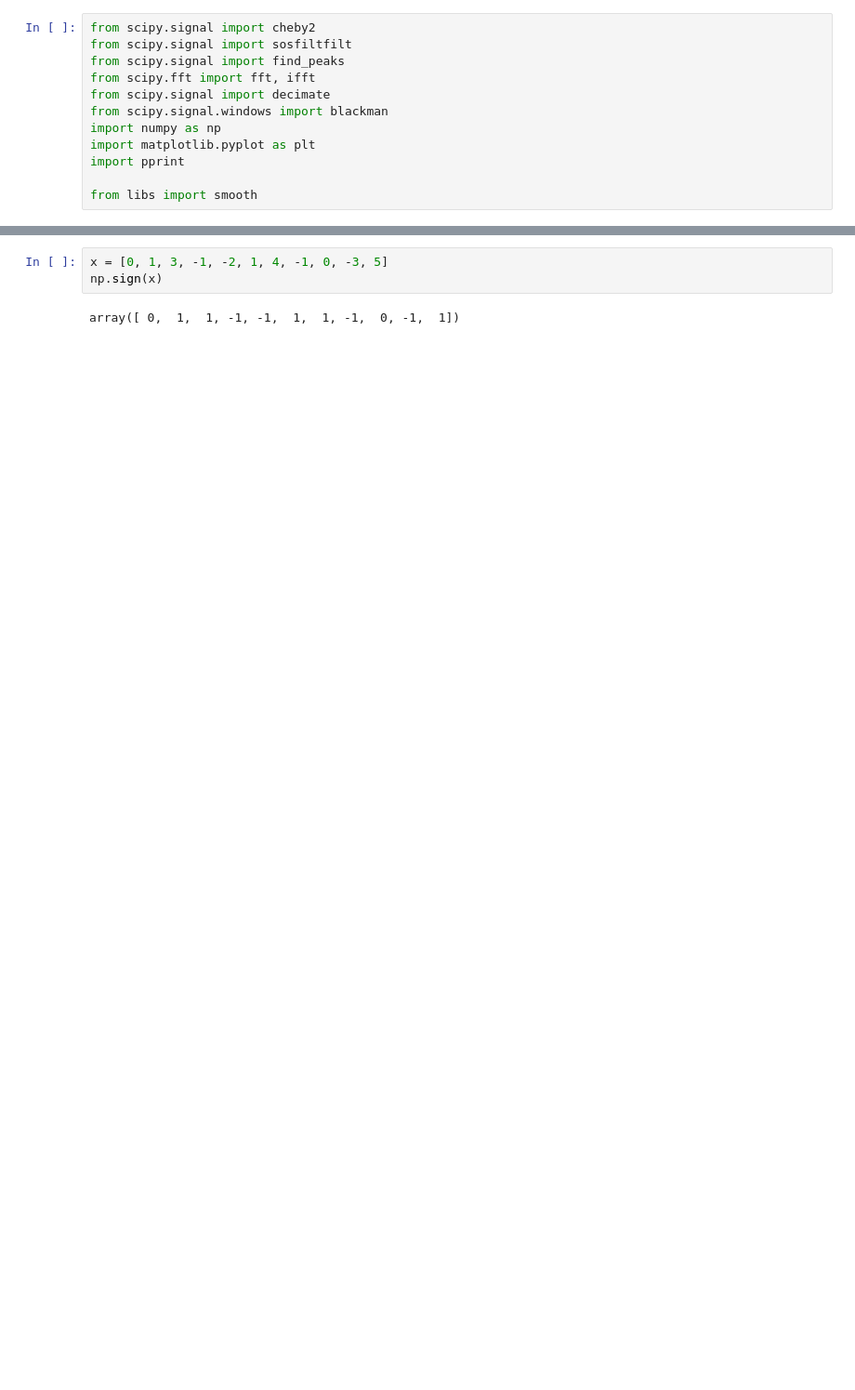
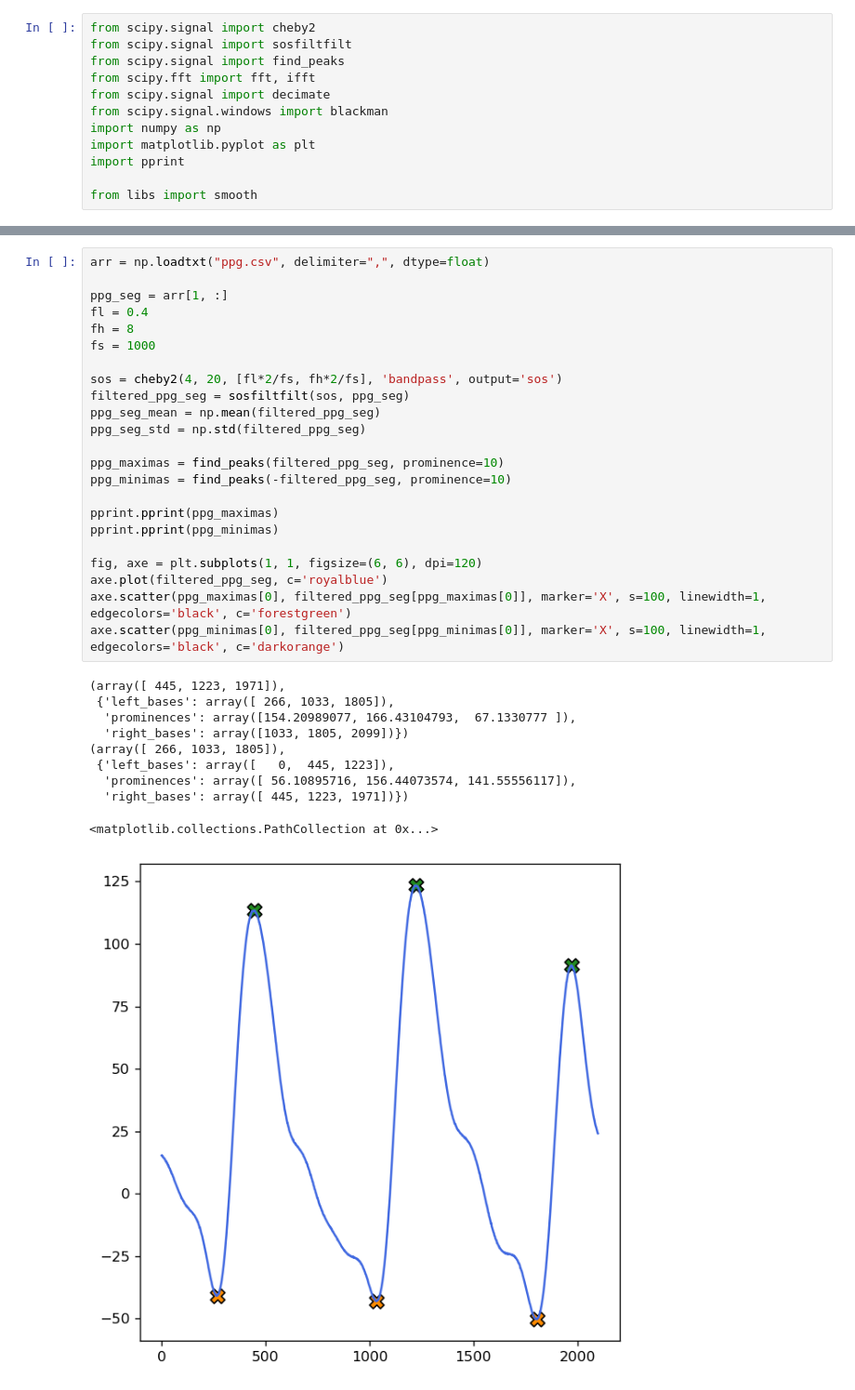
Before and after one commit to easyfan327/physiosig_preprocessor, a Jupyter notebook: preprocessor/dev.ipynb, the cells around one changed output, grey strips where cells are left out. Shown at 93% size. Drawn from its saved outputs; the diff is of its cells as text; blank space fills up the shorter version.

```diff
--- a/preprocessor/dev.ipynb
+++ b/preprocessor/dev.ipynb
@@ -226,5 +13,34 @@ for i in range(4):
-# %%
-x = [0, 1, 3, -1, -2, 1, 4, -1, 0, -3, 5]
-np.sign(x)
-# %% [output]
-array([ 0,  1,  1, -1, -1,  1,  1, -1,  0, -1,  1])
+# %%
+arr = np.loadtxt("ppg.csv", delimiter=",", dtype=float)
+
+ppg_seg = arr[1, :]
+fl = 0.4
+fh = 8
+fs = 1000
+
+sos = cheby2(4, 20, [fl*2/fs, fh*2/fs], 'bandpass', output='sos')
+filtered_ppg_seg = sosfiltfilt(sos, ppg_seg)
+ppg_seg_mean = np.mean(filtered_ppg_seg)
+ppg_seg_std = np.std(filtered_ppg_seg)
+
+ppg_maximas = find_peaks(filtered_ppg_seg, prominence=10)
+ppg_minimas = find_peaks(-filtered_ppg_seg, prominence=10)
+
+pprint.pprint(ppg_maximas)
+pprint.pprint(ppg_minimas)
+
+fig, axe = plt.subplots(1, 1, figsize=(6, 6), dpi=120)
+axe.plot(filtered_ppg_seg, c='royalblue')
+axe.scatter(ppg_maximas[0], filtered_ppg_seg[ppg_maximas[0]], marker='X', s=100, linewidth=1, edgecolors='black', c='forestgreen')
+axe.scatter(ppg_minimas[0], filtered_ppg_seg[ppg_minimas[0]], marker='X', s=100, linewidth=1, edgecolors='black', c='darkorange')
+# %% [output]
+(array([ 445, 1223, 1971]),
+ {'left_bases': array([ 266, 1033, 1805]),
+  'prominences': array([154.20989077, 166.43104793,  67.1330777 ]),
+  'right_bases': array([1033, 1805, 2099])})
+(array([ 266, 1033, 1805]),
+ {'left_bases': array([   0,  445, 1223]),
+  'prominences': array([ 56.10895716, 156.44073574, 141.55556117]),
+  'right_bases': array([ 445, 1223, 1971])})
+<matplotlib.collections.PathCollection at 0x...>
+[figure, added]
```
Also changed, not shown: parts of 8 cells of this notebook, 3 other files.
